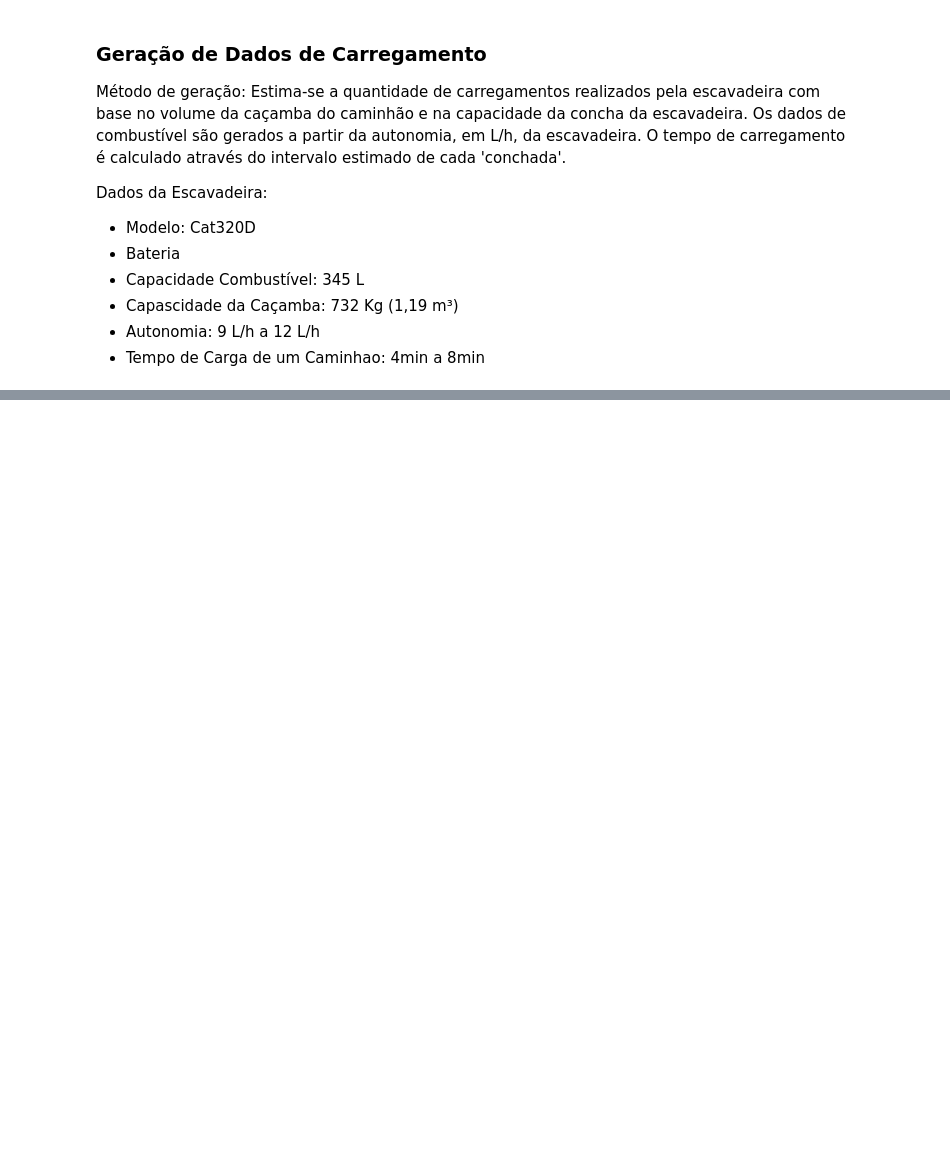
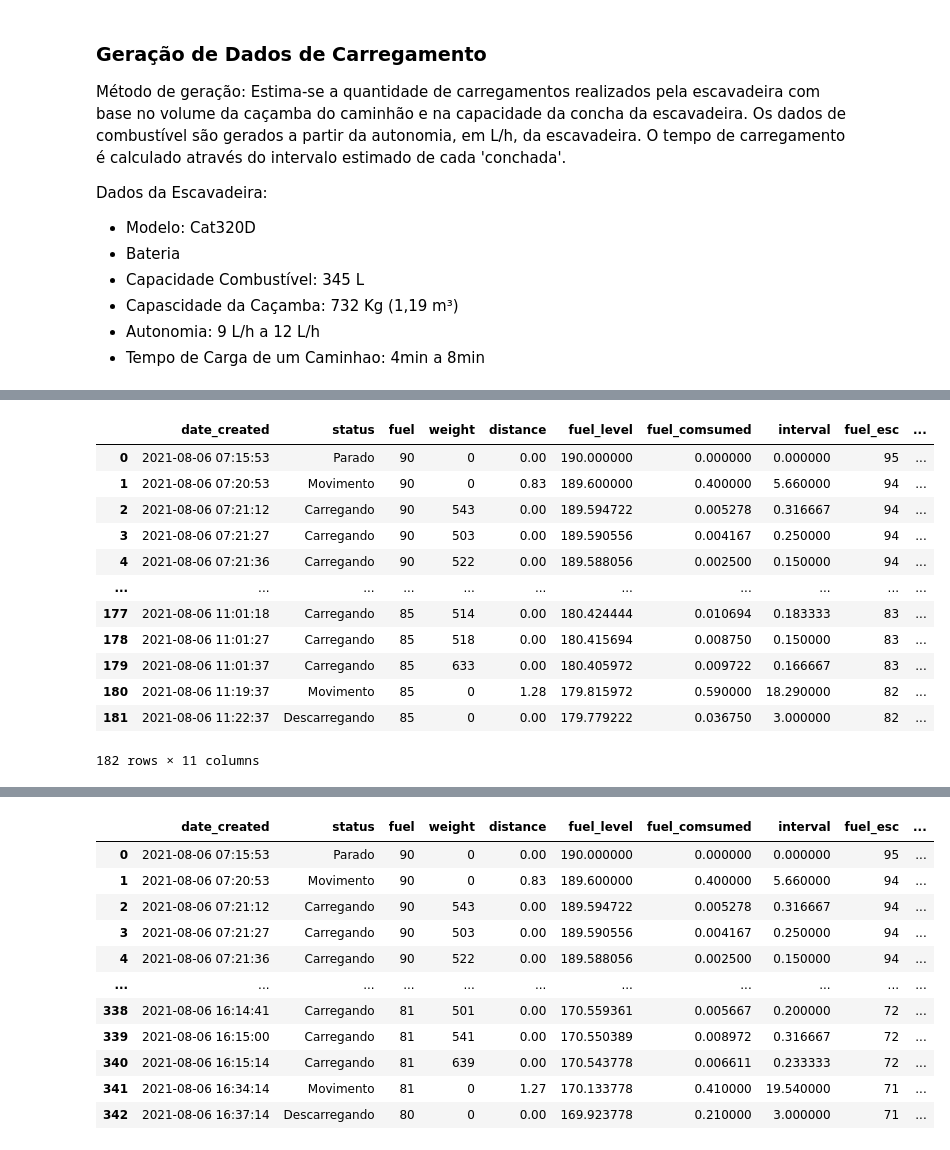
Before and after one commit to Daniel-Fiuza/analise_de_dados_python, a Jupyter notebook: notebooks/indicadores_desempenho.ipynb, the cells around one changed output, grey strips where cells are left out. Saved outputs shown, nothing was run; the diff lists cells and outputs as text; code cells hidden in the pictures; blank space fills up the shorter version.

Commit message:
adicionado geracao de dados pra ciclo de um dia

```diff
--- a/notebooks/indicadores_desempenho.ipynb
+++ b/notebooks/indicadores_desempenho.ipynb
@@ -546,0 +868,68 @@ Peso total: 12428 Kg, Tempo total: 5.83 min, Total amostras: 22
+# %%
+def genOneCycle(df_cycle):
+    # Ciclo de Uma Operação
+    df_cycle = df_cycle.append(genPath.gen(df_cycle), ignore_index=True) #Caminho até a escavadeira
+    df_cycle = df_cycle.append(genLoading.gen(df_cycle), ignore_index=True) #Ciclo de Carregamento
+    df_cycle = df_cycle.append(genPath.gen(df_cycle, loaded=True), ignore_index=True) #Caminho até o ponto de Descarregamento
+    df_cycle = df_cycle.append(genDischarging.gen(df_cycle), ignore_index=True) #Ciclo de Descarregamento
+    return df_cycle
+
+
+################## Inicio #########################################
+df_dict = {
+            'date_created': [pd.to_datetime('2021-08-06 07:15:53')],
+            'status': ['Parado'],
+            'fuel': [90],
+            'weight': [0],
+            'distance': [0],
+            'fuel_level': [190],
+            'fuel_comsumed': [0],
+            'interval': [0],
+            'fuel_esc': [95],
+            'fuel_level_esc': [327],
+            'fuel_comsumed_esc': [0]
+        }
+
+
+df_cycle = pd.DataFrame(df_dict)
+
+
+#Ciclo de um Dia
+for _ in range(2):
+    #Ciclo de um Turno
+    for _ in range(7):
+        df_cycle = genOneCycle(df_cycle)
+
+    display(df_cycle)
+    print(f'time interval: {df_cycle.iloc[-1,0] - df_cycle.iloc[0,0]}, interval: {round(df_cycle["interval"].sum()/60,2)} h, total_weight: {df_cycle["weight"].sum()} Kg')
+
+    #Intervalo de Almoço
+    df_dict_interval = {
+            'date_created': [df_cycle['date_created'].tail(1).values[0] + np.timedelta64(int(random.randint(57,83)),'m')],
+            'status': ['Parado'],
+            'fuel': [df_cycle['fuel'].tail(1).values[0]],
+            'weight': [0],
+            'distance': [0],
+            'fuel_level': [df_cycle['fuel_level'].tail(1).values[0]],
+            'fuel_comsumed': [0],
+            'interval': [0],
+            'fuel_esc': [df_cycle['fuel_esc'].tail(1).values[0]],
+            'fuel_level_esc': [df_cycle['fuel_level_esc'].tail(1).values[0]],
+            'fuel_comsumed_esc': [0]
+        }
+    df_interval = pd.DataFrame(df_dict_interval)
+    df_cycle = df_cycle.append(df_interval, ignore_index=True)
+# %% [output]
+|  | date_created | status | fuel | weight | distance | fuel_level | fuel_comsumed | interval | fuel_esc | ... |
+| 0 | 2021-08-06 07:15:53 | Parado | 90 | 0 | 0.00 | 190.000000 | 0.000000 | 0.000000 | 95 | ... |
+| 1 | 2021-08-06 07:20:53 | Movimento | 90 | 0 | 0.83 | 189.600000 | 0.400000 | 5.660000 | 94 | ... |
+| 2 | 2021-08-06 07:21:12 | Carregando | 90 | 543 | 0.00 | 189.594722 | 0.005278 | 0.316667 | 94 | ... |
+| 3 | 2021-08-06 07:21:27 | Carregando | 90 | 503 | 0.00 | 189.590556 | 0.004167 | 0.250000 | 94 | ... |
+| 4 | 2021-08-06 07:21:36 | Carregando | 90 | 522 | 0.00 | 189.588056 | 0.002500 | 0.150000 | 94 | ... |
+| ... | ... | ... | ... | ... | ... | ... | ... | ... | ... | ... |
+| 177 | 2021-08-06 11:01:18 | Carregando | 85 | 514 | 0.00 | 180.424444 | 0.010694 | 0.183333 | 83 | ... |
+| 178 | 2021-08-06 11:01:27 | Carregando | 85 | 518 | 0.00 | 180.415694 | 0.008750 | 0.150000 | 83 | ... |
+| 179 | 2021-08-06 11:01:37 | Carregando | 85 | 633 | 0.00 | 180.405972 | 0.009722 | 0.166667 | 83 | ... |
+| 180 | 2021-08-06 11:19:37 | Movimento | 85 | 0 | 1.28 | 179.815972 | 0.590000 | 18.290000 | 82 | ... |
+| 181 | 2021-08-06 11:22:37 | Descarregando | 85 | 0 | 0.00 | 179.779222 | 0.036750 | 3.000000 | 82 | ... |
+182 rows × 11 columns
@@ -546,0 +937,12 @@ Peso total: 12428 Kg, Tempo total: 5.83 min, Total amostras: 22
+|  | date_created | status | fuel | weight | distance | fuel_level | fuel_comsumed | interval | fuel_esc | ... |
+| 0 | 2021-08-06 07:15:53 | Parado | 90 | 0 | 0.00 | 190.000000 | 0.000000 | 0.000000 | 95 | ... |
+| 1 | 2021-08-06 07:20:53 | Movimento | 90 | 0 | 0.83 | 189.600000 | 0.400000 | 5.660000 | 94 | ... |
+| 2 | 2021-08-06 07:21:12 | Carregando | 90 | 543 | 0.00 | 189.594722 | 0.005278 | 0.316667 | 94 | ... |
+| 3 | 2021-08-06 07:21:27 | Carregando | 90 | 503 | 0.00 | 189.590556 | 0.004167 | 0.250000 | 94 | ... |
+| 4 | 2021-08-06 07:21:36 | Carregando | 90 | 522 | 0.00 | 189.588056 | 0.002500 | 0.150000 | 94 | ... |
+| ... | ... | ... | ... | ... | ... | ... | ... | ... | ... | ... |
+| 338 | 2021-08-06 16:14:41 | Carregando | 81 | 501 | 0.00 | 170.559361 | 0.005667 | 0.200000 | 72 | ... |
+| 339 | 2021-08-06 16:15:00 | Carregando | 81 | 541 | 0.00 | 170.550389 | 0.008972 | 0.316667 | 72 | ... |
+| 340 | 2021-08-06 16:15:14 | Carregando | 81 | 639 | 0.00 | 170.543778 | 0.006611 | 0.233333 | 72 | ... |
+| 341 | 2021-08-06 16:34:14 | Movimento | 81 | 0 | 1.27 | 170.133778 | 0.410000 | 19.540000 | 71 | ... |
+| 342 | 2021-08-06 16:37:14 | Descarregando | 80 | 0 | 0.00 | 169.923778 | 0.210000 | 3.000000 | 71 | ... |
```
Also changed, not shown: parts of 9 cells of this notebook.
